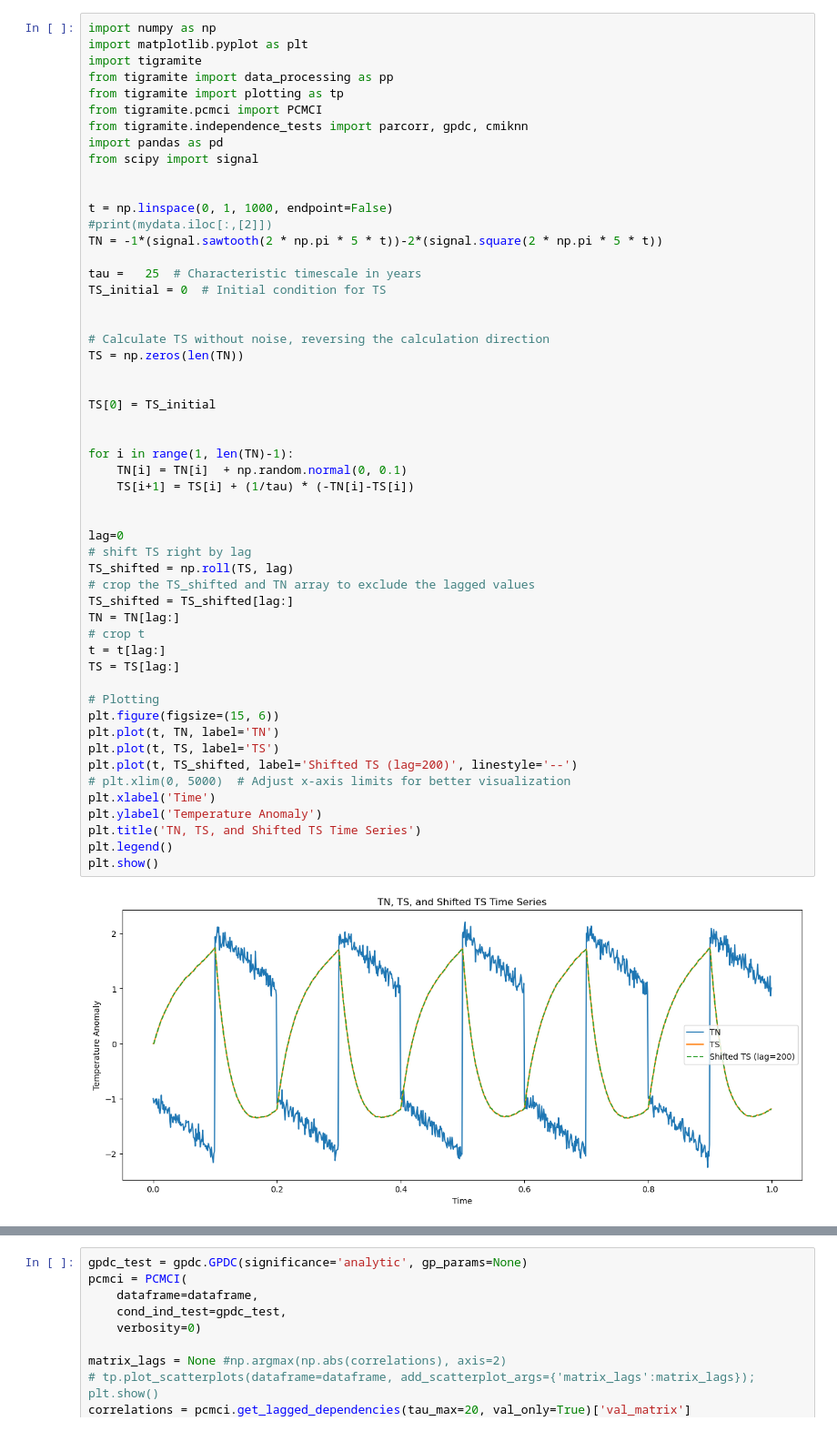
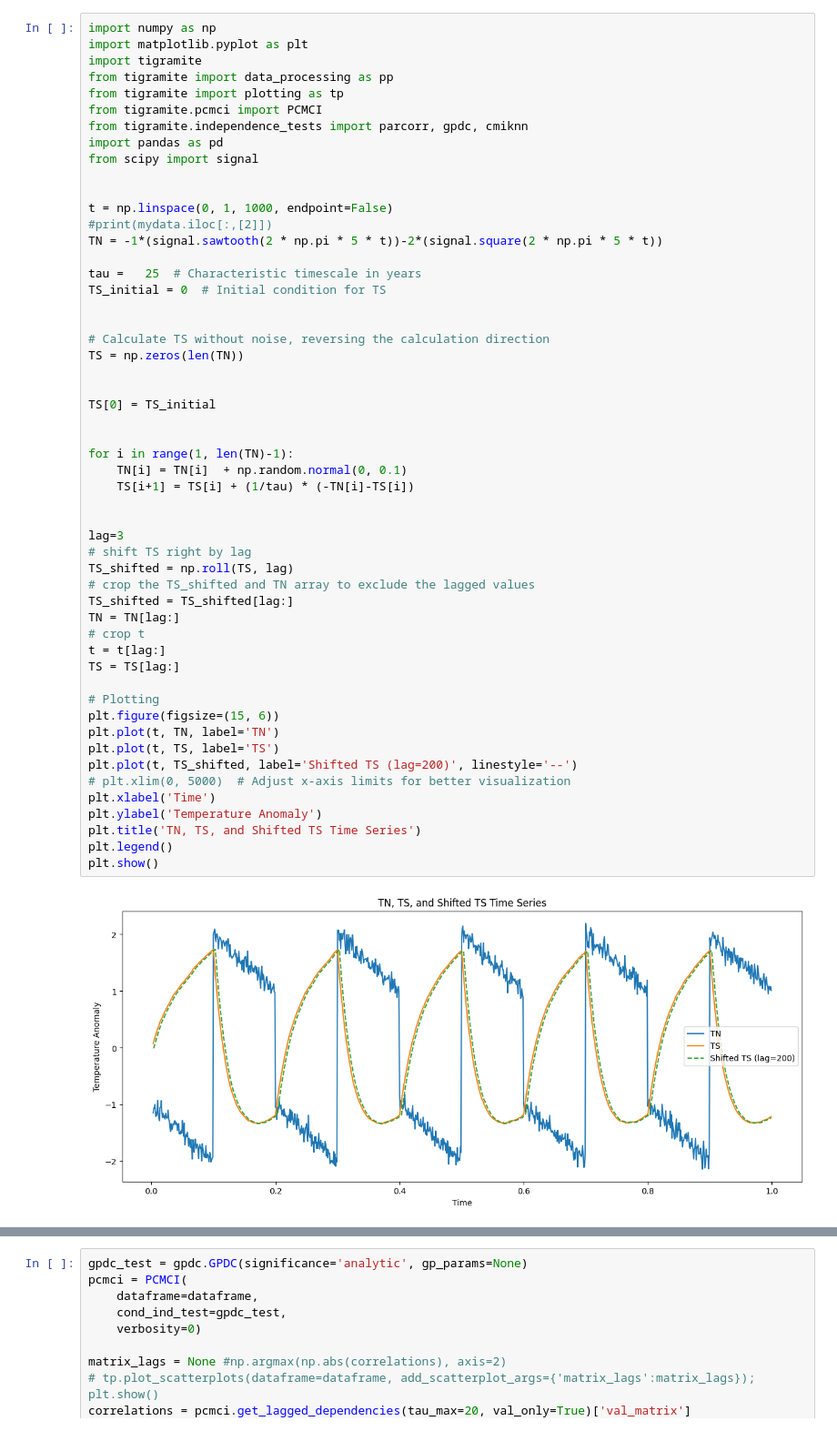
Before and after one commit to Peisong-Zheng/DO_causality, a Jupyter notebook: lag_SJ03_test.ipynb, the cells around one changed output, grey strips where cells are left out. Shown at 91% size. Drawn from its saved outputs; the diff is of its cells as text.

```diff
--- a/lag_SJ03_test.ipynb
+++ b/lag_SJ03_test.ipynb
@@ -24,35 +24,35 @@ TS = np.zeros(len(TN))
 
 TS[0] = TS_initial
 
 
 for i in range(1, len(TN)-1):
     TN[i] = TN[i]  + np.random.normal(0, 0.1)
     TS[i+1] = TS[i] + (1/tau) * (-TN[i]-TS[i])
 
 
-lag=0
+lag=3
 # shift TS right by lag
 TS_shifted = np.roll(TS, lag)
 # crop the TS_shifted and TN array to exclude the lagged values
 TS_shifted = TS_shifted[lag:]
 TN = TN[lag:]
 # crop t
 t = t[lag:]
 TS = TS[lag:]
 
 # Plotting
 plt.figure(figsize=(15, 6))
 plt.plot(t, TN, label='TN')
 plt.plot(t, TS, label='TS')
 plt.plot(t, TS_shifted, label='Shifted TS (lag=200)', linestyle='--')
 # plt.xlim(0, 5000)  # Adjust x-axis limits for better visualization
 plt.xlabel('Time')
 plt.ylabel('Temperature Anomaly')
 plt.title('TN, TS, and Shifted TS Time Series')
 plt.legend()
 plt.show()
 # %% [output]
-[figure, old version]
+[figure, new version]
 # %%
 # Imports
 import numpy as np
```
Also changed, not shown: parts of 5 cells of this notebook.
